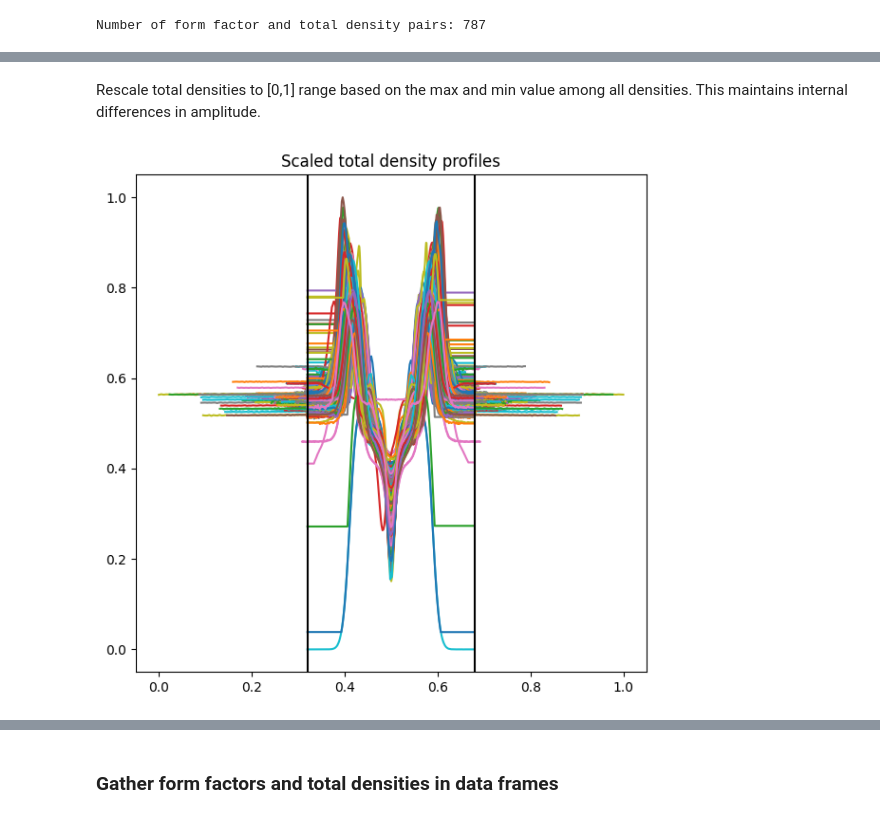
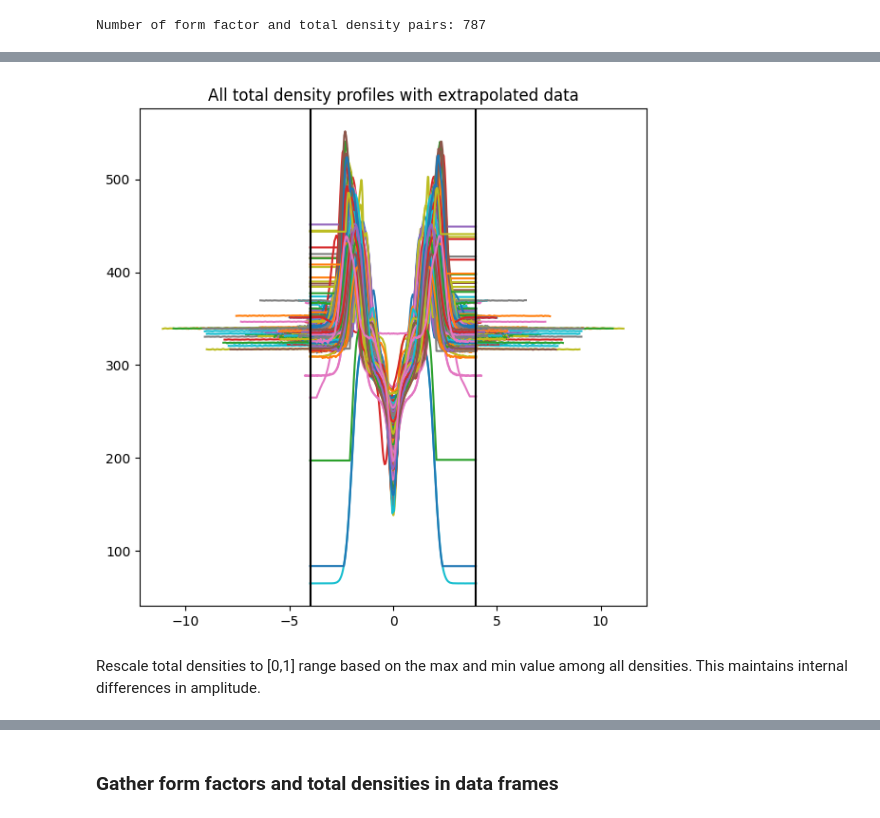
Before and after one commit to Simula-Consulting/NMRlipids, a Jupyter notebook: FormFactor_to_TotalDensity_model_training_walkthrough.ipynb, the cells around one changed output, grey strips where cells are left out. Cells and saved outputs as stored; diff of their text form; code cells hidden in the pictures.

```diff
--- a/FormFactor_to_TotalDensity_model_training_walkthrough.ipynb
+++ b/FormFactor_to_TotalDensity_model_training_walkthrough.ipynb
@@ -70,17 +61,17 @@ all_td_y = []
 
 # Load form factors and total densities
 for system in systems:
-    FFsim, TDsim = get_form_factor_and_total_density(system)
+    FFsim, TDsim = getFormFactorAndTotalDensityPair(system)
 
-    if isinstance(FFsim, list) and len(FFsim) == 1000:
+    if isinstance(FFsim, list) and isinstance(TDsim, list) and len(FFsim) == 1000:
         ff = np.array([elem[1] for elem in FFsim])
         all_ff.append(ff)
 
-    if isinstance(TDsim, list):
         td_x = np.array([elem[0] for elem in TDsim])
         td_y = np.array([elem[1] for elem in TDsim])
         all_td_x.append(td_x)
         all_td_y.append(td_y)
+
 assert len(all_ff) == len(all_td_x) == len(all_td_y)
 N_experiments = len(all_ff)
 print("Number of form factor and total density pairs:", N_experiments)
@@ -150,3 +99,15 @@ plt.show()
+# %%
+# Define start and end of x interval
+x_interval_start = -4
+x_interval_end = 4
+length_of_padded_data = 400
+
+padded_td_x = [extrapolate_X(td_x, length_of_padded_data, x_interval_start, x_interval_end) for td_x in all_td_x]
+padded_td_y = [extrapolate_Y(td_y, length_of_padded_data) for td_y in all_td_y]
+# %%
+plot_densities(padded_td_x, padded_td_y, title='All total density profiles with extrapolated data', lines=[x_interval_start,x_interval_end])
+# %% [output]
+[figure, added]
 # %% [markdown]
 Rescale total densities to [0,1] range based on the max and min value among all densities.
 This maintains internal differences in amplitude.
@@ -170,12 +130,0 @@ rescaled_all_td_y = [rescale_array(td_y, min_td_y, max_td_y) for td_y in padded_
-# %%
-# Plot all total density profiles
-plt.figure(figsize=(6, 6))
-for x_vector, y_vector in zip(rescaled_all_td_x, rescaled_all_td_y):
-    plt.plot(x_vector, y_vector)
-plt.axvline(rescale_array(x_interval_start, min_td_x, max_td_x), color='k', linestyle='solid')
-plt.axvline(rescale_array(x_interval_end, min_td_x, max_td_x), color='k', linestyle='solid')
-plt.title('Scaled total density profiles')
-plt.tight_layout()
-plt.show()
-# %% [output]
-[figure, removed]
```
Also changed, not shown: parts of 23 cells of this notebook, 3 other files.
